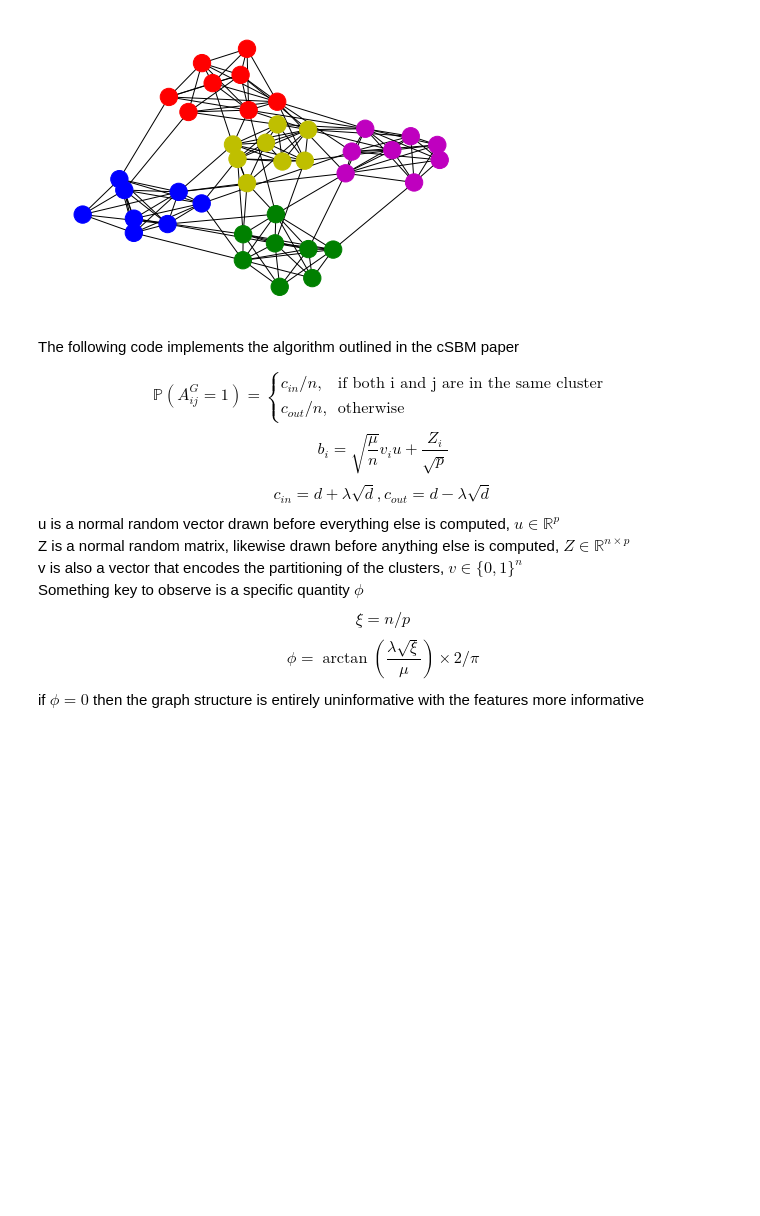
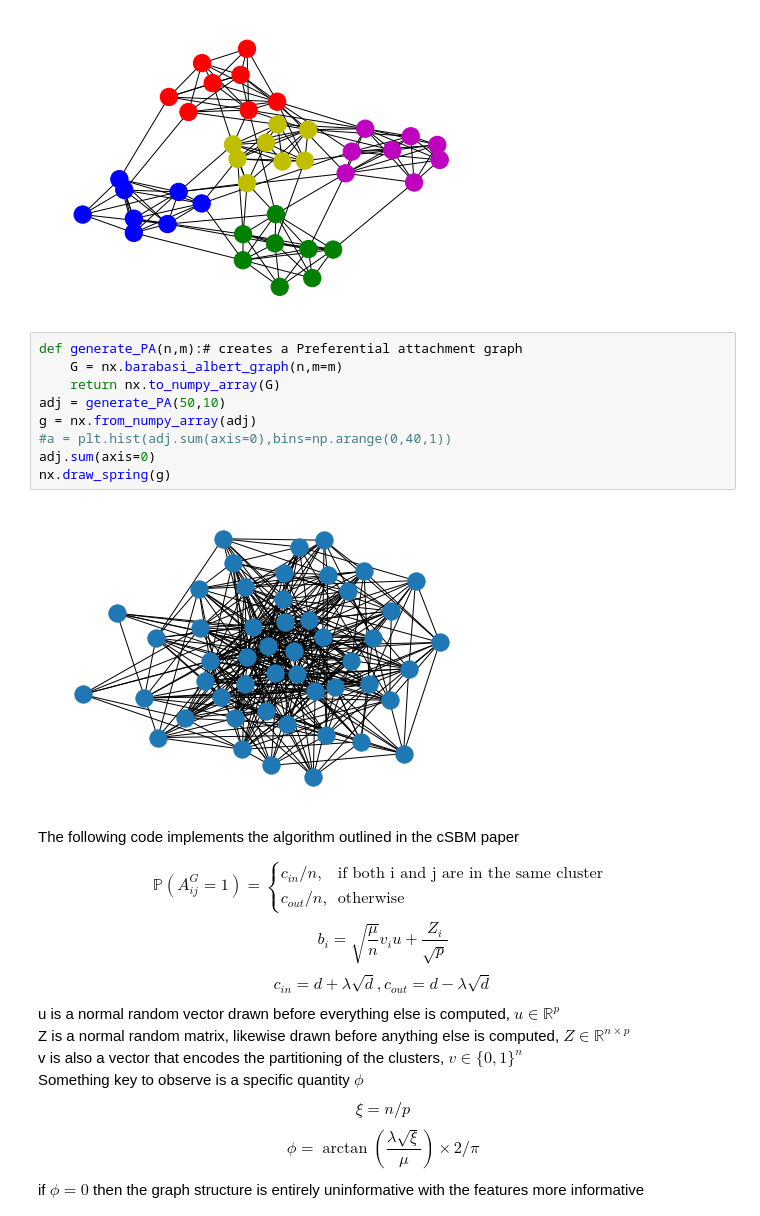
Before and after one commit to brownthesr/Synthetic-Graphs, a Jupyter notebook: SBM.ipynb, the cells around one changed output. Saved outputs shown, nothing was run; the diff lists cells and outputs as text; blank space fills up the shorter version.

Commit message:
added a Erdos-Renyi and Preferential Attachment model

```diff
--- a/SBM.ipynb
+++ b/SBM.ipynb
@@ -107,6 +117,17 @@ colors[np.where(communities == 4)] = "yellow"
 nx.draw_spring(g,node_color = colors)
 # %% [output]
 [figure]
+# %%
+def generate_PA(n,m):# creates a Preferential attachment graph
+    G = nx.barabasi_albert_graph(n,m=m)
+    return nx.to_numpy_array(G)
+adj = generate_PA(50,10)
+g = nx.from_numpy_array(adj)
+#a = plt.hist(adj.sum(axis=0),bins=np.arange(0,40,1))
+adj.sum(axis=0)
+nx.draw_spring(g)
+# %% [output]
+[figure, added]
 # %% [markdown]
 The following code implements the algorithm outlined in the cSBM paper
 
```
Also changed, not shown: parts of 1 cell of this notebook, 5 other files.
